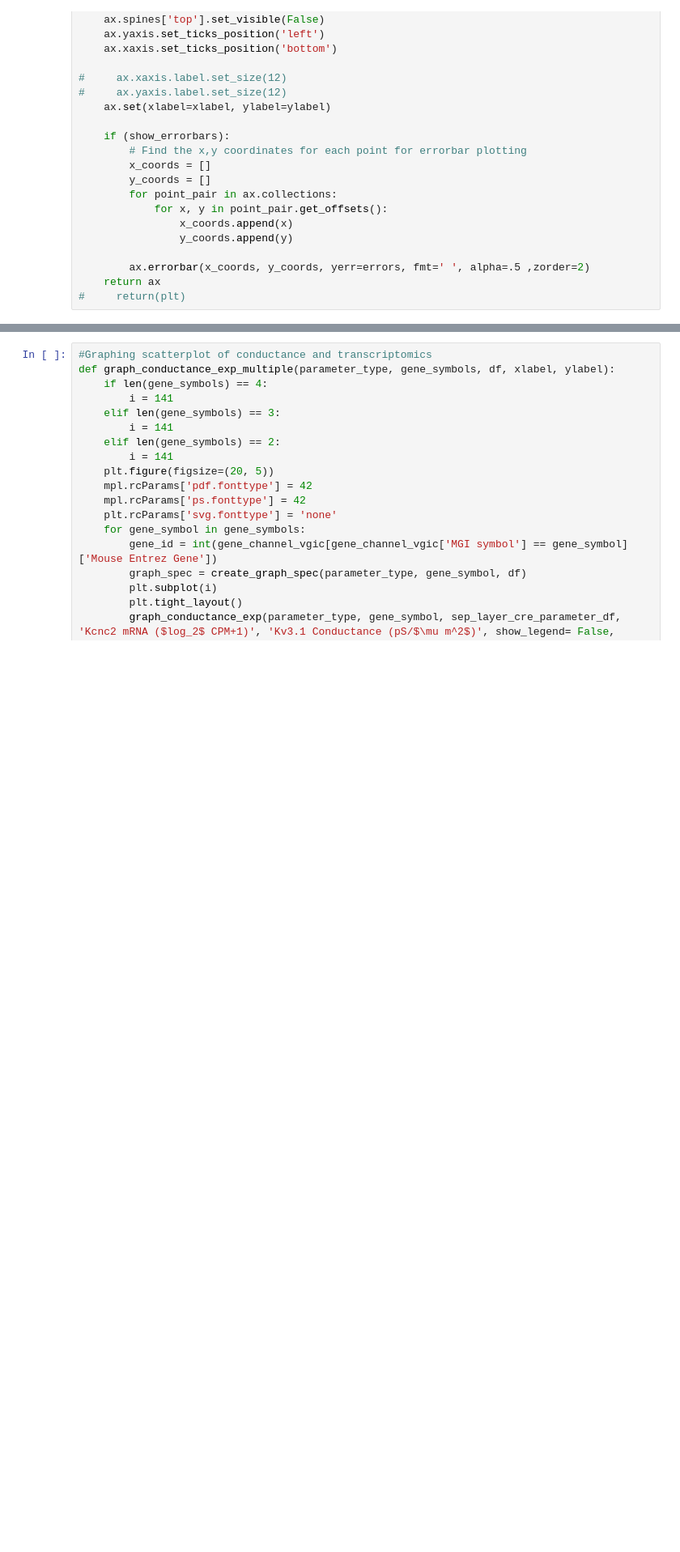
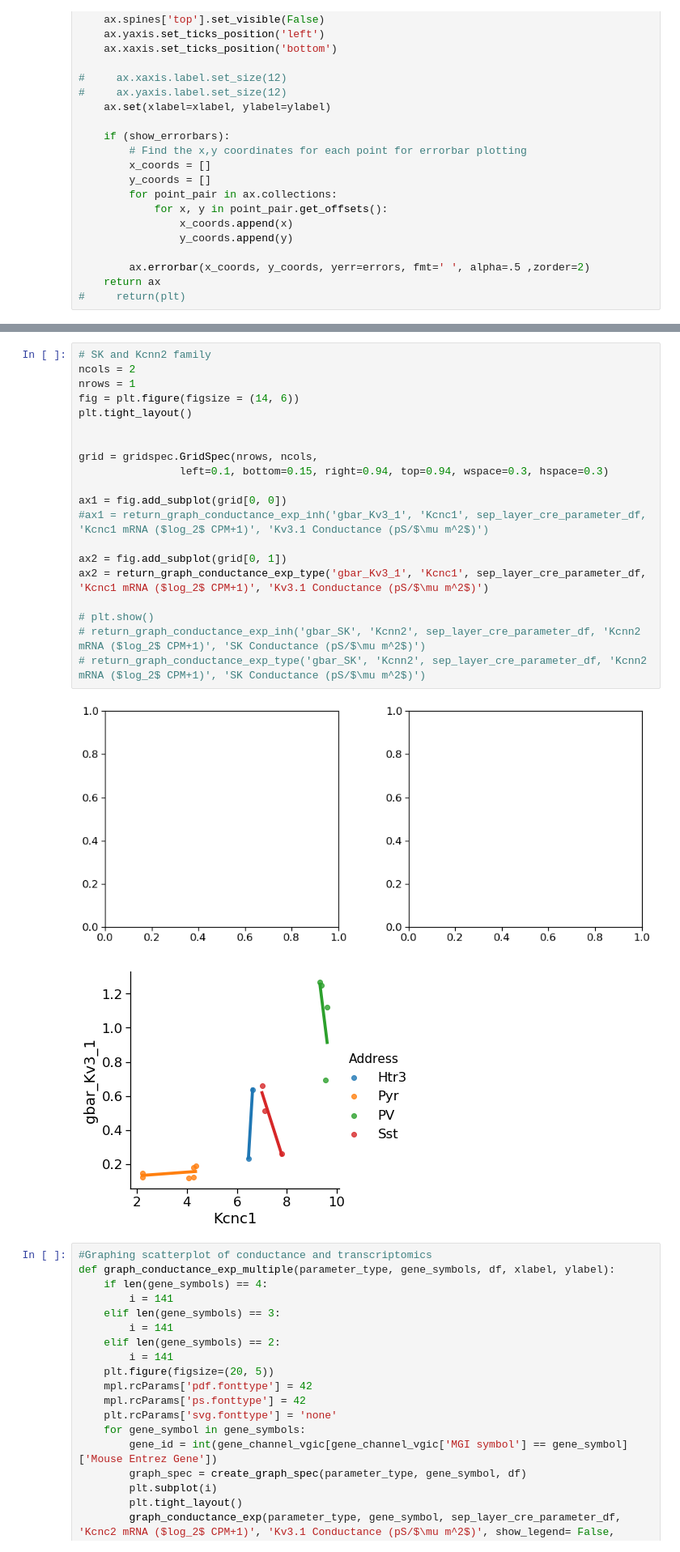
Before and after one commit to allen19981/Conductance_Parameter, a Jupyter notebook: Combining Graphs.ipynb, the cells around one changed output, grey strips where cells are left out. Shown at 81% size. Cells and saved outputs as stored; diff of their text form; blank space fills up the shorter version.

```diff
--- a/Combining Graphs.ipynb
+++ b/Combining Graphs.ipynb
@@ -307,3 +533,26 @@ ax2 = histo_corr_new('gbar_SK', sep_spearman_corr_ranks, '{} Conductance \n Spea
+# %%
+# SK and Kcnn2 family
+ncols = 2
+nrows = 1
+fig = plt.figure(figsize = (14, 6))
+plt.tight_layout()
+
+
+grid = gridspec.GridSpec(nrows, ncols,
+                left=0.1, bottom=0.15, right=0.94, top=0.94, wspace=0.3, hspace=0.3)
+
+ax1 = fig.add_subplot(grid[0, 0])
+#ax1 = return_graph_conductance_exp_inh('gbar_Kv3_1', 'Kcnc1', sep_layer_cre_parameter_df, 'Kcnc1 mRNA ($log_2$ CPM+1)', 'Kv3.1 Conductance (pS/$\mu m^2$)')
+
+ax2 = fig.add_subplot(grid[0, 1])
+ax2 = return_graph_conductance_exp_type('gbar_Kv3_1', 'Kcnc1', sep_layer_cre_parameter_df, 'Kcnc1 mRNA ($log_2$ CPM+1)', 'Kv3.1 Conductance (pS/$\mu m^2$)')
+
+# plt.show()
+# return_graph_conductance_exp_inh('gbar_SK', 'Kcnn2', sep_layer_cre_parameter_df, 'Kcnn2 mRNA ($log_2$ CPM+1)', 'SK Conductance (pS/$\mu m^2$)')
+# return_graph_conductance_exp_type('gbar_SK', 'Kcnn2', sep_layer_cre_parameter_df, 'Kcnn2 mRNA ($log_2$ CPM+1)', 'SK Conductance (pS/$\mu m^2$)')
+# %% [output]
+[figure, added]
+[figure, added]
 # %%
 #Graphing scatterplot of conductance and transcriptomics
 def graph_conductance_exp_multiple(parameter_type, gene_symbols, df, xlabel, ylabel):
```
Also changed, not shown: parts of 21 cells of this notebook.
